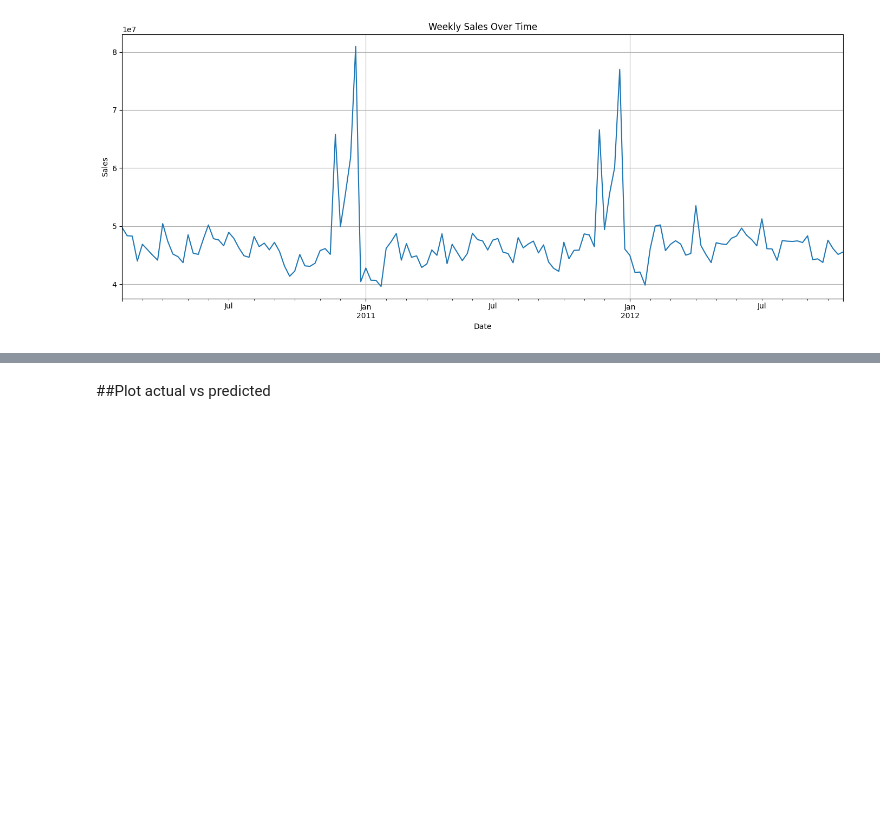
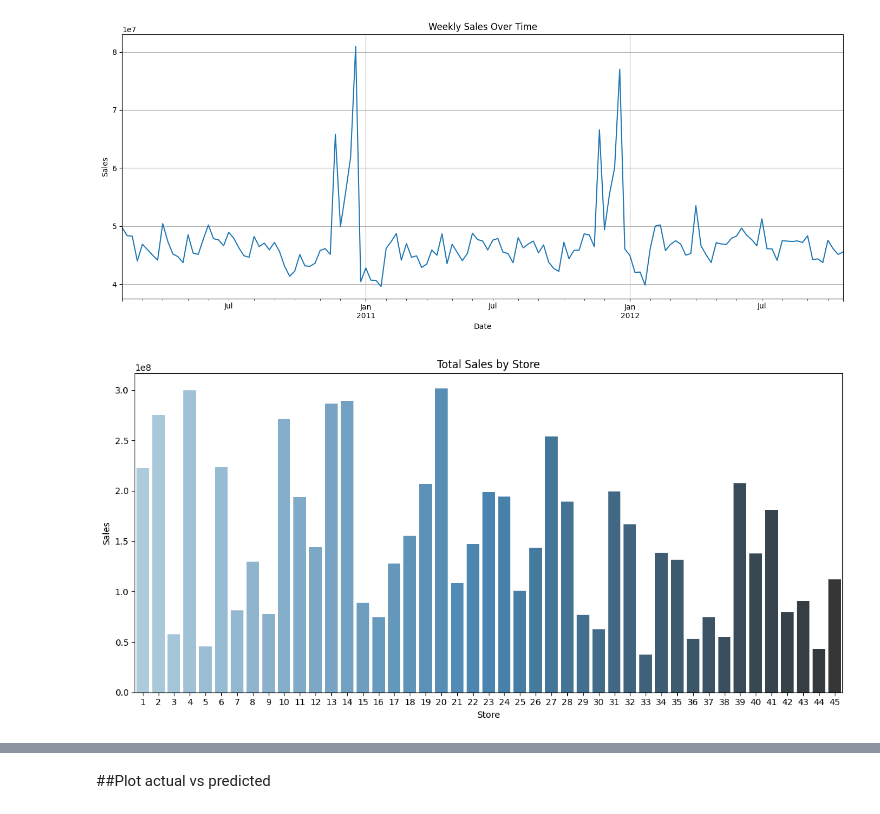
Before and after one commit to Marwa-Chouhdary/Data-Science-Projects, a Jupyter notebook: Sales_Forecasting_for_a_Retail_Chain.ipynb, the cells around one changed output, grey strips where cells are left out. Saved outputs shown, nothing was run; the diff lists cells and outputs as text; code cells hidden in the pictures; blank space fills up the shorter version.

```diff
--- a/Sales_Forecasting_for_a_Retail_Chain.ipynb
+++ b/Sales_Forecasting_for_a_Retail_Chain.ipynb
@@ -175,3 +175,15 @@ plt.tight_layout()
 plt.show()
 # %% [output]
 [figure]
+# %%
+# Sales by Store
+plt.figure(figsize=(12, 6))
+store_sales = df.groupby("Store")["Weekly_Sales"].sum()
+sns.barplot(x=store_sales.index, y=store_sales.values, palette="Blues_d")
+plt.title("Total Sales by Store")
+plt.xlabel("Store")
+plt.ylabel("Sales")
+plt.tight_layout()
+plt.show()
+# %% [output]
+[figure, added]
```
Also changed, not shown: parts of 26 cells of this notebook.
